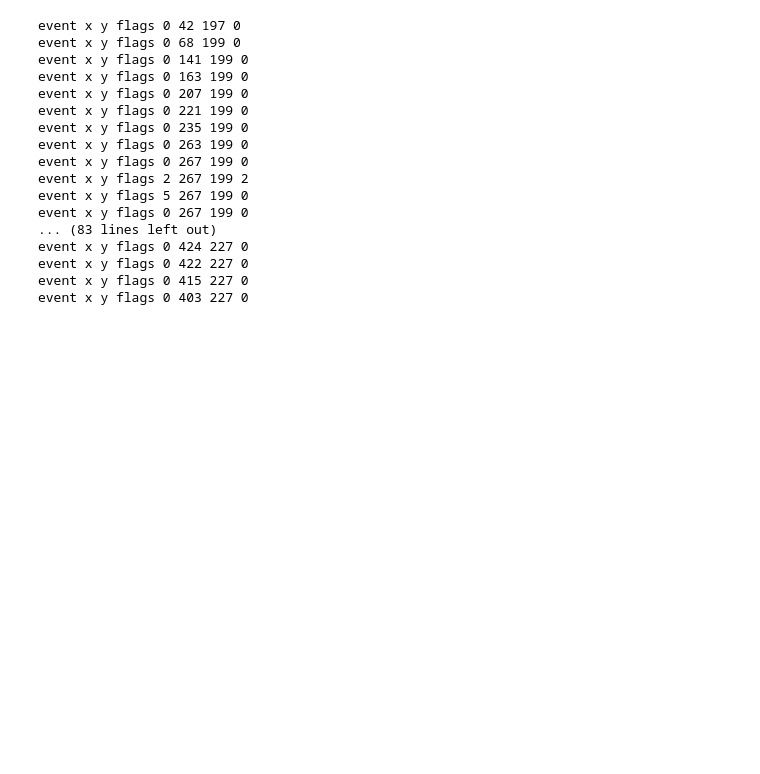
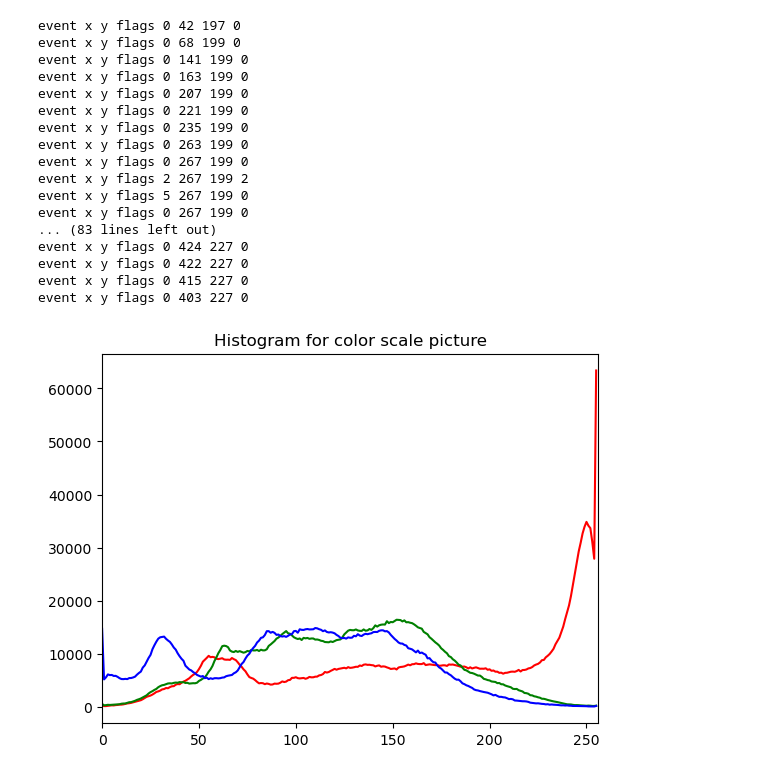
Before and after one commit to pil-je-bang/data_analysis, a Jupyter notebook: openCV/cv2_basic.ipynb, the cells around one changed output. Saved outputs shown, nothing was run; the diff lists cells and outputs as text; code cells hidden in the pictures; blank space fills up the shorter version.

Commit message:
openCv 실습

```diff
--- a/openCV/cv2_basic.ipynb
+++ b/openCV/cv2_basic.ipynb
@@ -365,0 +440,15 @@ event x y flags 0 403 227 0
+# %%
+import cv2
+
+src = cv2.imread("sun.jpg")
+dst = src.copy()
+
+gray = cv2.cvtColor(src, cv2.COLOR_RGB2GRAY)
+corners = cv2.goodFeaturesToTrack(gray, 100, 0.01, 5, blockSize=3, useHarrisDetector=True, k=0.03)
+
+for i in corners:
+    cv2.circle(dst, tuple(map(int, i[0])), 3, (0, 0, 255), 2)
+
+cv2.imshow("dst", dst)
+cv2.waitKey(0)
+cv2.destroyAllWindows()
@@ -365,0 +474,21 @@ event x y flags 0 403 227 0
+# %%
+import cv2
+import matplotlib.pyplot as plt
+
+# 이미지 로드
+img = cv2.imread('sun.jpg')
+
+# OpenCV에서는 색상 채널 순서가 BGR이므로 RGB로 변환
+img = cv2.cvtColor(img, cv2.COLOR_BGR2RGB)
+
+# 각 채널별로 히스토그램 계산
+color = ('r', 'g', 'b')
+for i, col in enumerate(color):
+    histr = cv2.calcHist([img], [i], None, [256], [0,256])
+    plt.plot(histr, color = col)
+    plt.xlim([0,256])
+
+plt.title('Histogram for color scale picture')
+plt.show()
+# %% [output]
+[figure, added]
```
Also changed, not shown: parts of 5 cells of this notebook.
